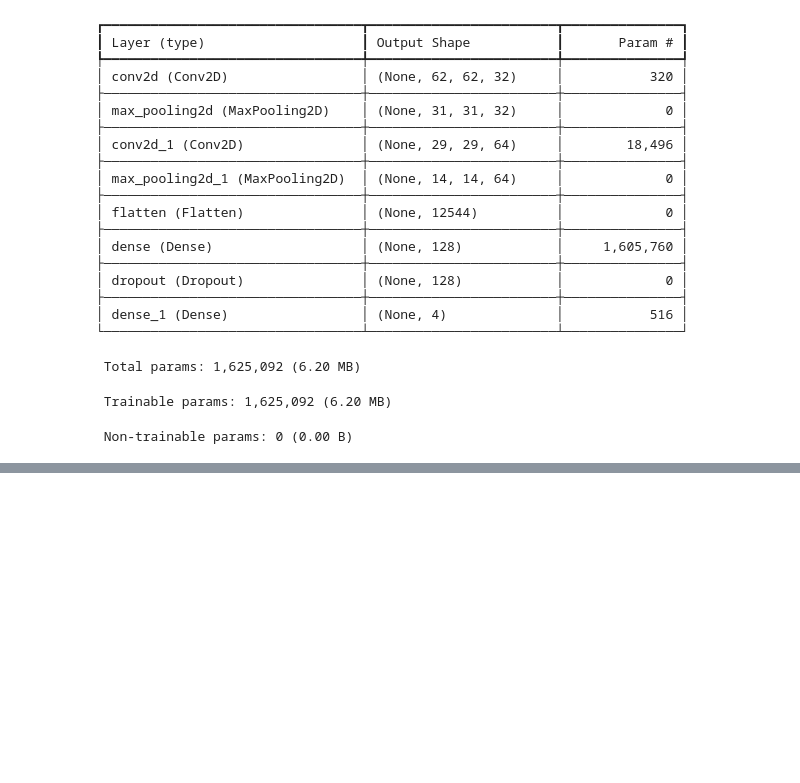
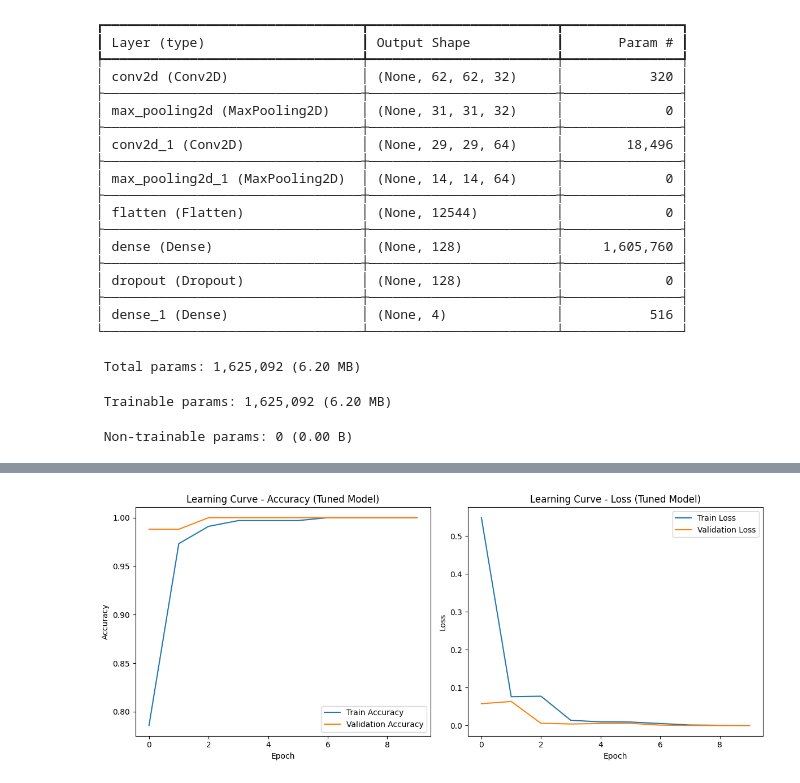
Before and after one commit to odykt/ML_EKPA, a Jupyter notebook: odys/Actual_project/CNN_keras.ipynb, the cells around one changed output, grey strips where cells are left out. Drawn from its saved outputs; the diff is of its cells as text; code cells hidden in the pictures; blank space fills up the shorter version.

```diff
--- a/odys/Actual_project/CNN_keras.ipynb
+++ b/odys/Actual_project/CNN_keras.ipynb
@@ -321,0 +395,6 @@ Epoch 10/10
+# %%
+
+# For tuned model
+plot_learning_curve(history_tunned, title_suffix=" (Tuned Model)")
+# %% [output]
+[figure, added]
```
Also changed, not shown: parts of 11 cells of this notebook, 2 other files.
